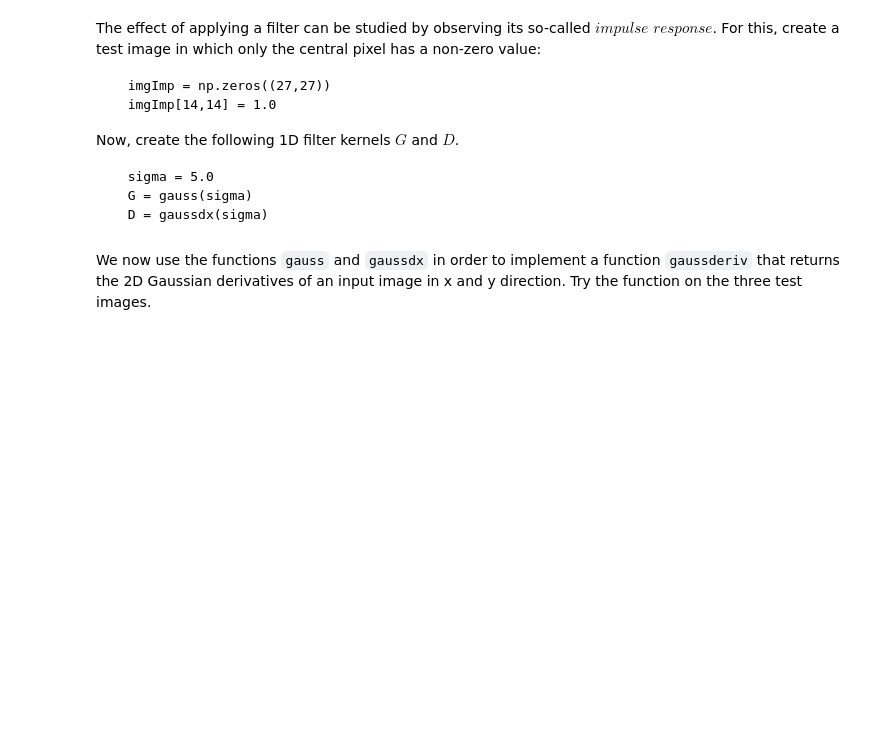
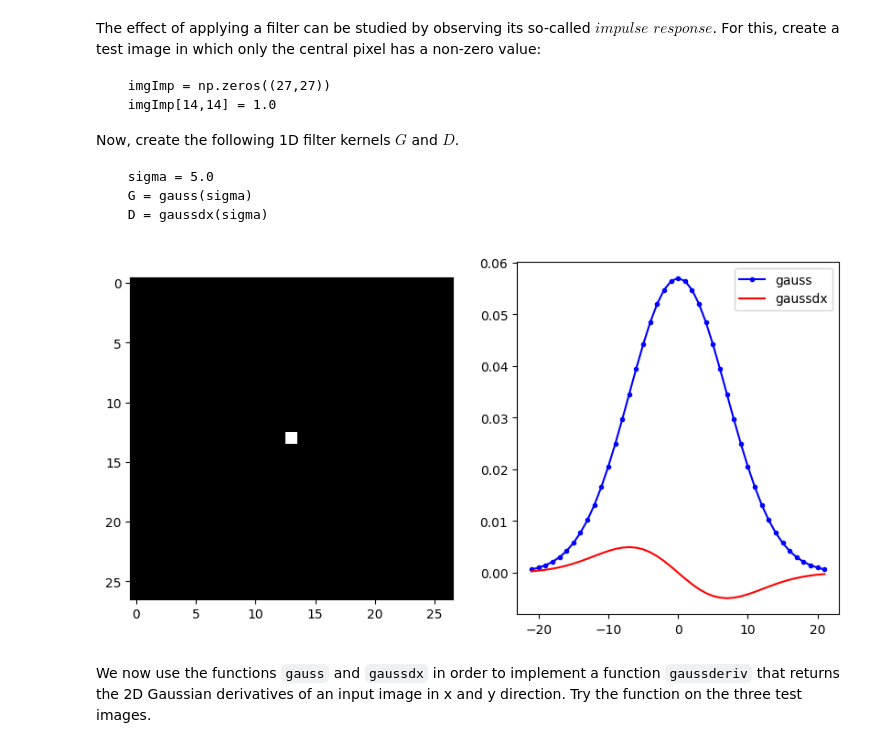
Before and after one commit to nimadindar/HLCV, a Jupyter notebook: assignment1/exercise-1-Part1.ipynb, the cells around one changed output. Saved outputs shown, nothing was run; the diff lists cells and outputs as text; code cells hidden in the pictures; blank space fills up the shorter version.

````diff
--- a/assignment1/exercise-1-Part1.ipynb
+++ b/assignment1/exercise-1-Part1.ipynb
@@ -107,28 +112,35 @@ Now, create the following 1D filter kernels $G$ and $D$.
 ```
 # %%
 def gaussdx(sigma):
-    ########## TODO #################################
-    # Based on the above formula implement a function that creates a 1D signal `x`
-    # from (-3sigma, 3sigma) and returns both the derivative of the gaussian
-    # as well as the signal.
+    """
+    Implementation of derivative of 1-D gaussian distribution. Range varies from -3*sigma to 3*sigma
 
-    #################################################
+    args:
+        sigma: standard deviation
+    output:
+        (D,x): D as the vector of derivative of gaussian function evaluated on vector of x
+    """
+    x = np.arange(math.ceil(-3*sigma), math.floor(3*sigma)+1)
+    D = -(1/((sigma**3)*(math.sqrt(2*math.pi)))) * x * np.exp(-np.square(x)/(2*sigma**2))
+
     return D, x
 
 fig, axes = plt.subplots(1, 2, figsize=(10, 5))
 # The image (i.e signal) on the left
 img = np.zeros([27,27])
 img[13, 13] = 1.0
 axes[0].imshow(img, cmap='gray')
 
 # The filters  on the right
 sigma = 7.0
 [G, x] = gauss(sigma)
 [D, x] = gaussdx(sigma)
 axes[1].plot(x, G, 'b.-')
 axes[1].plot(x, D, 'r-')
 axes[1].legend( ('gauss', 'gaussdx'))
 plt.show()
+# %% [output]
+[figure, added]
 # %% [markdown]
 We now use the functions `gauss` and `gaussdx` in order to implement a function `gaussderiv` that returns the 2D Gaussian derivatives of an input image in x and y direction. Try the function on the three test images.
 # %%
````
Also changed, not shown: parts of 9 cells of this notebook.
